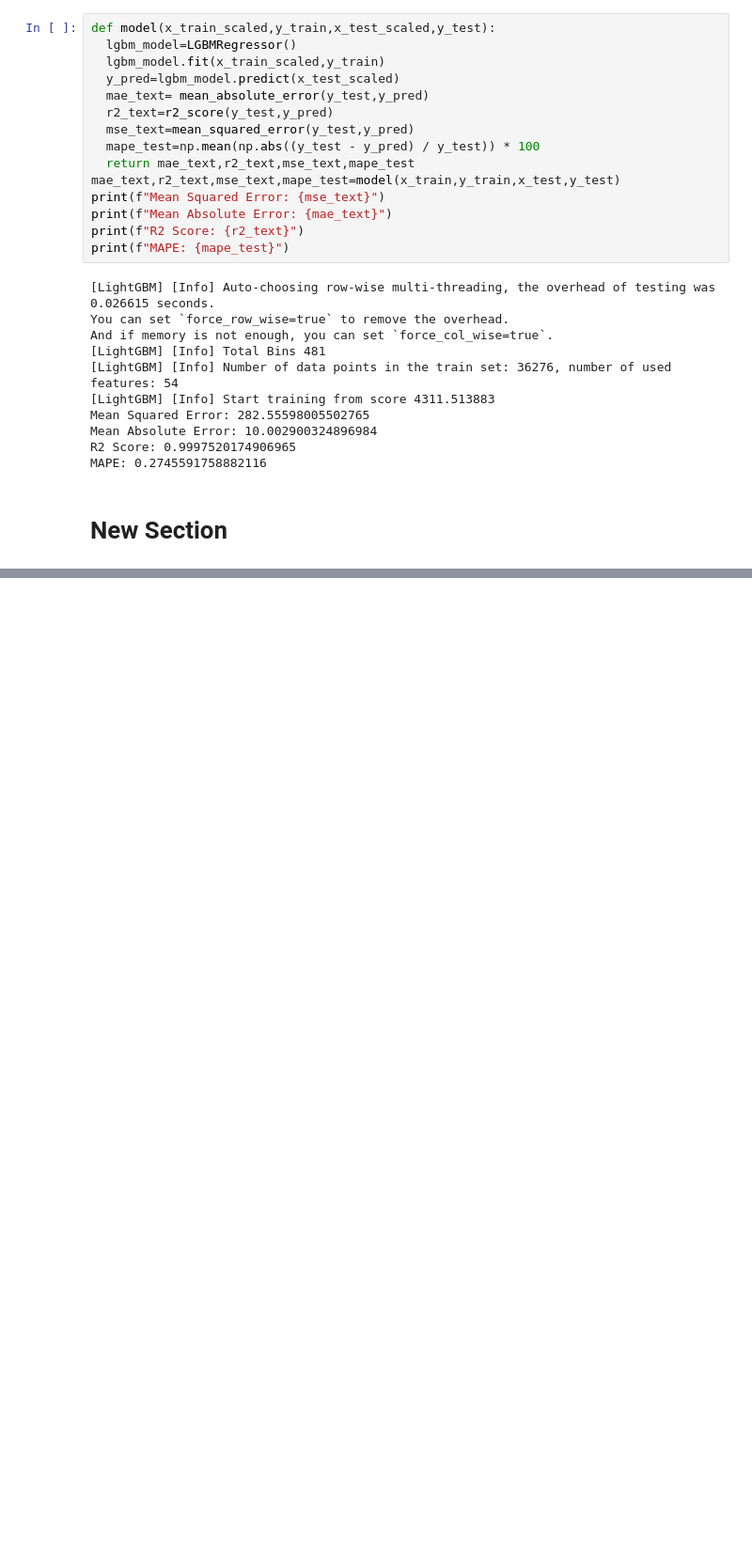
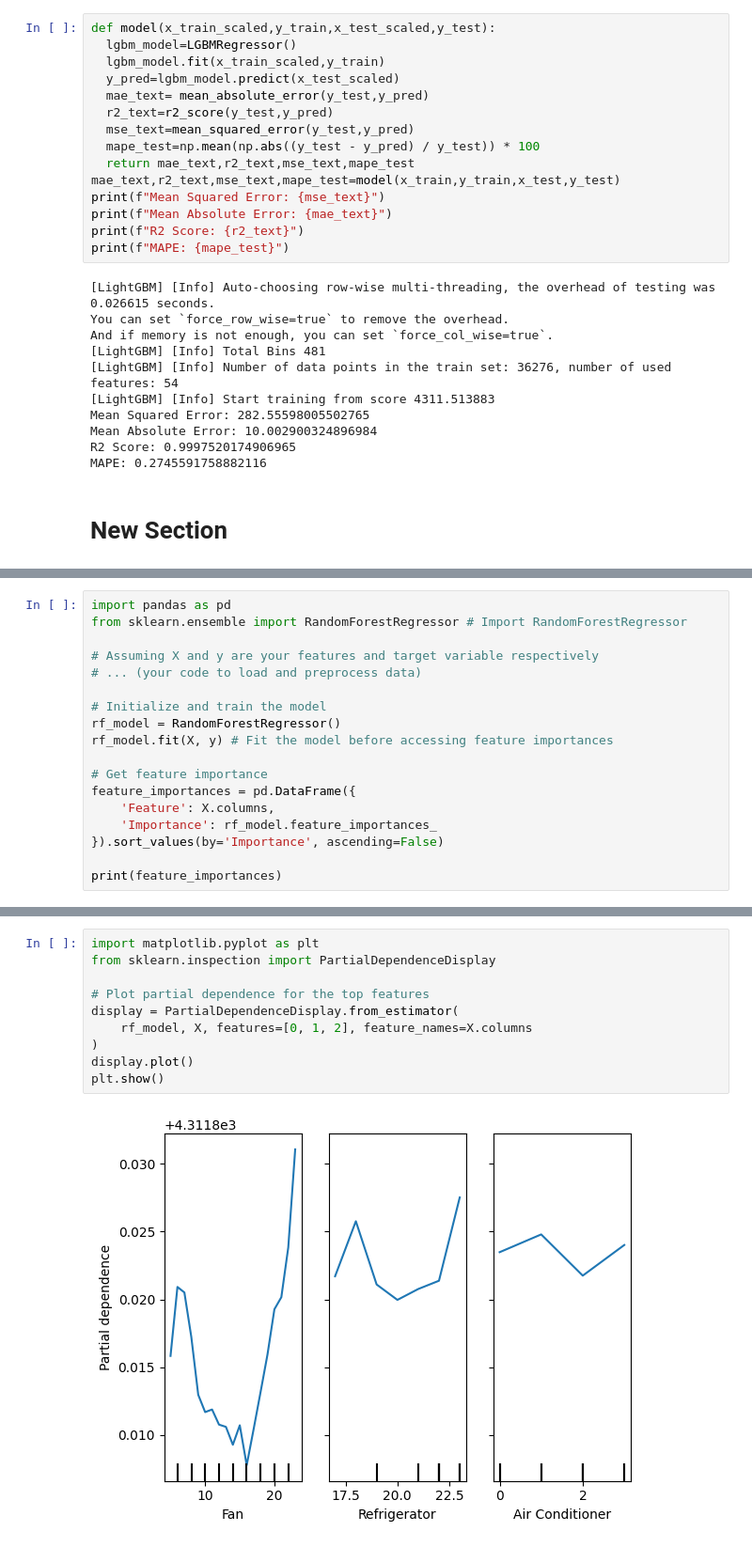
Before and after one commit to mrgupta01/Electricity-billing-system, a Jupyter notebook: EBS.ipynb, the cells around one changed output, grey strips where cells are left out. Shown: that part at 94% size. Drawn from its saved outputs; the diff is of its cells as text; blank space fills up the shorter version.

```diff
--- a/EBS.ipynb
+++ b/EBS.ipynb
@@ -338,0 +491,18 @@ MAPE: 0.2745591758882116
+# %%
+import pandas as pd
+from sklearn.ensemble import RandomForestRegressor # Import RandomForestRegressor
+
+# Assuming X and y are your features and target variable respectively
+# ... (your code to load and preprocess data)
+
+# Initialize and train the model
+rf_model = RandomForestRegressor()
+rf_model.fit(X, y) # Fit the model before accessing feature importances
+
+# Get feature importance
+feature_importances = pd.DataFrame({
+    'Feature': X.columns,
+    'Importance': rf_model.feature_importances_
+}).sort_values(by='Importance', ascending=False)
+
+print(feature_importances)
@@ -338,0 +527,12 @@ MAPE: 0.2745591758882116
+# %%
+import matplotlib.pyplot as plt
+from sklearn.inspection import PartialDependenceDisplay
+
+# Plot partial dependence for the top features
+display = PartialDependenceDisplay.from_estimator(
+    rf_model, X, features=[0, 1, 2], feature_names=X.columns
+)
+display.plot()
+plt.show()
+# %% [output]
+[figure, added]
```
Also changed, not shown: parts of 21 cells of this notebook.
